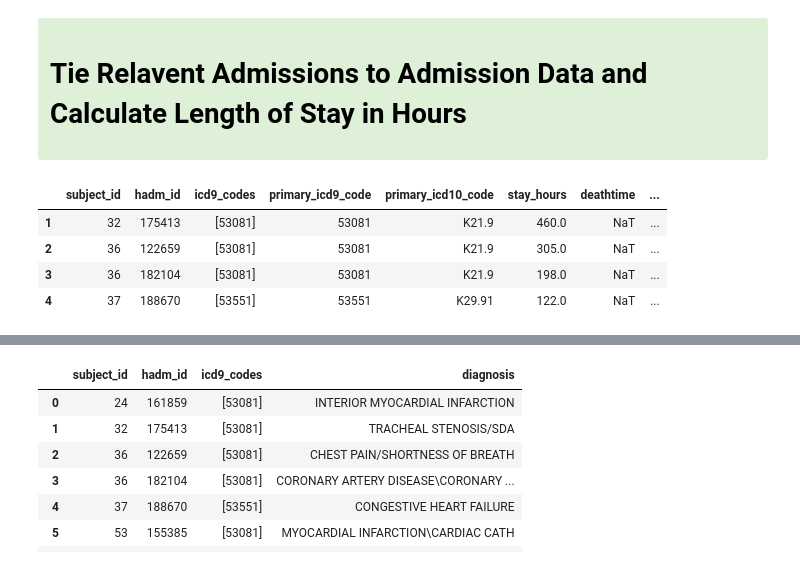
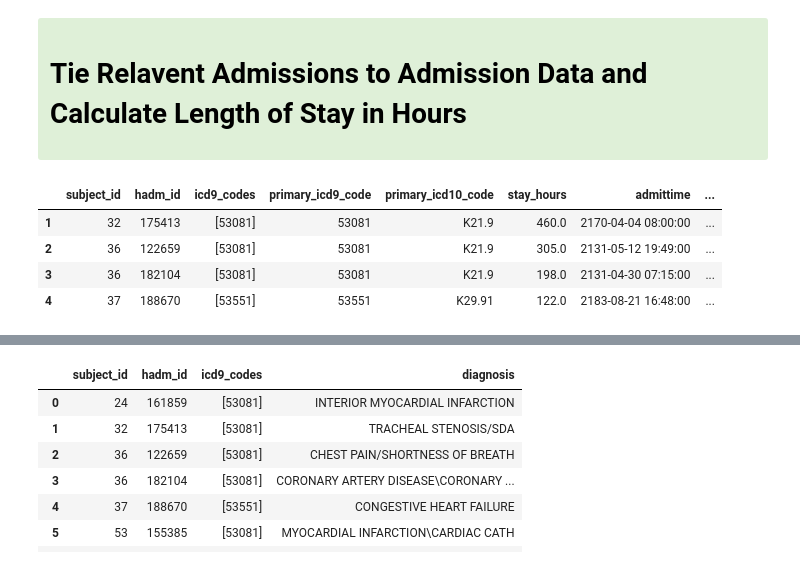
Before and after one commit to rdpratti/Medical-MIMIC-Research, a Jupyter notebook: Notebooks/MIMIC-Notes-EDA.ipynb, the cells around one changed output, grey strips where cells are left out. Drawn from its saved outputs; the diff is of its cells as text; code cells hidden in the pictures.

```diff
--- a/Notebooks/MIMIC-Notes-EDA.ipynb
+++ b/Notebooks/MIMIC-Notes-EDA.ipynb
@@ -164,13 +166,14 @@ Index(['subject_id', 'hadm_id', 'icd9_codes', 'primary_icd9_code',
 # %%
 # Find time in hospital (in hours) stats by diagnosis code
 admissions['stay_hours'] = (admissions.dischtime - admissions.admittime).astype('timedelta64[h]')
 intestinal_adms = pd.merge(intestinal_folks, admissions, on=['subject_id','hadm_id'])\
-                [['subject_id', 'hadm_id', 'icd9_codes', 'primary_icd9_code', 'primary_icd10_code', 'stay_hours', 'deathtime',\
+                [['subject_id', 'hadm_id', 'icd9_codes', 'primary_icd9_code', 'primary_icd10_code', 'stay_hours', \
+                  'admittime', 'dischtime','deathtime',\
                  'admission_type', 'insurance', 'language', 'religion','marital_status', 'ethnicity', 'diagnosis']]
 intestinal_adms[1:5]
 # %% [output]
-|  | subject_id | hadm_id | icd9_codes | primary_icd9_code | primary_icd10_code | stay_hours | deathtime | ... |
-| 1 | 32 | 175413 | [53081] | 53081 | K21.9 | 460.0 | NaT | ... |
-| 2 | 36 | 122659 | [53081] | 53081 | K21.9 | 305.0 | NaT | ... |
-| 3 | 36 | 182104 | [53081] | 53081 | K21.9 | 198.0 | NaT | ... |
-| 4 | 37 | 188670 | [53551] | 53551 | K29.91 | 122.0 | NaT | ... |
+|  | subject_id | hadm_id | icd9_codes | primary_icd9_code | primary_icd10_code | stay_hours | admittime | ... |
+| 1 | 32 | 175413 | [53081] | 53081 | K21.9 | 460.0 | 2170-04-04 08:00:00 | ... |
+| 2 | 36 | 122659 | [53081] | 53081 | K21.9 | 305.0 | 2131-05-12 19:49:00 | ... |
+| 3 | 36 | 182104 | [53081] | 53081 | K21.9 | 198.0 | 2131-04-30 07:15:00 | ... |
+| 4 | 37 | 188670 | [53551] | 53551 | K29.91 | 122.0 | 2183-08-21 16:48:00 | ... |
```
Also changed, not shown: parts of 46 cells of this notebook.
